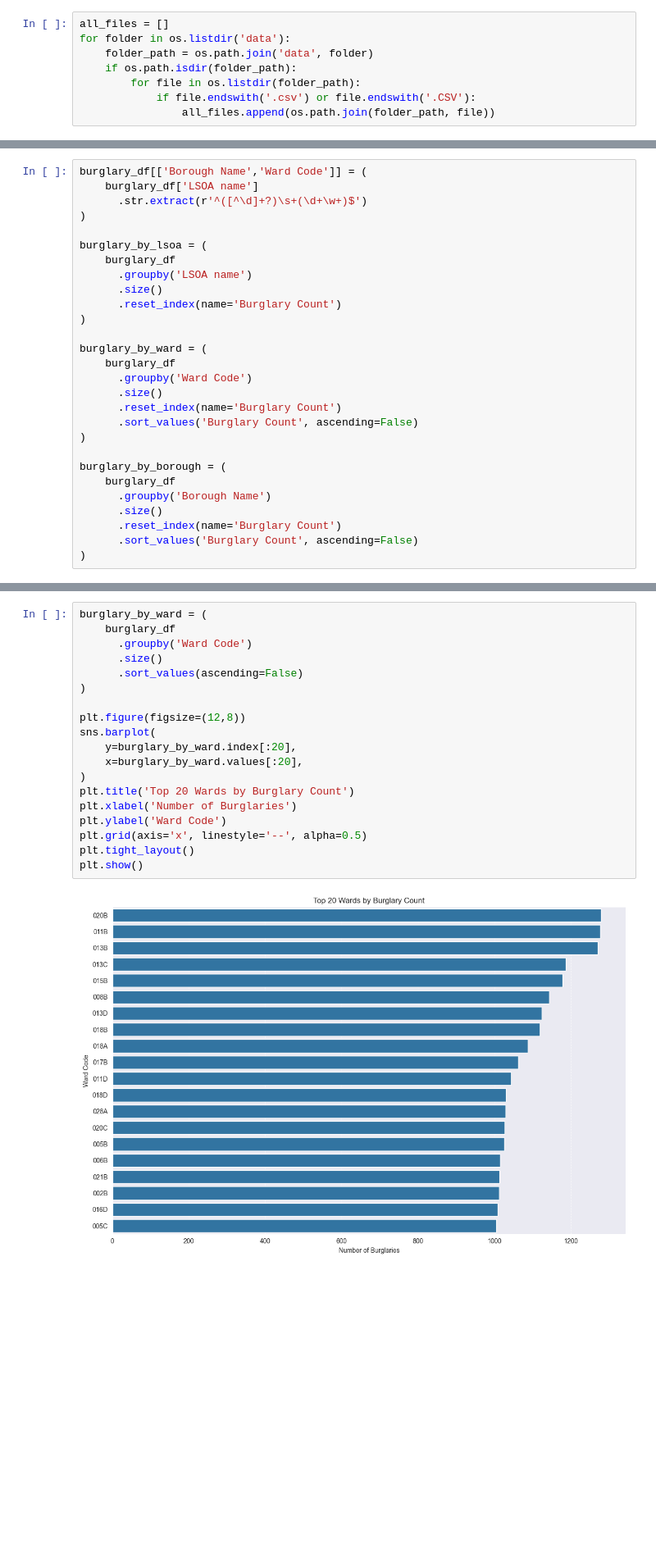
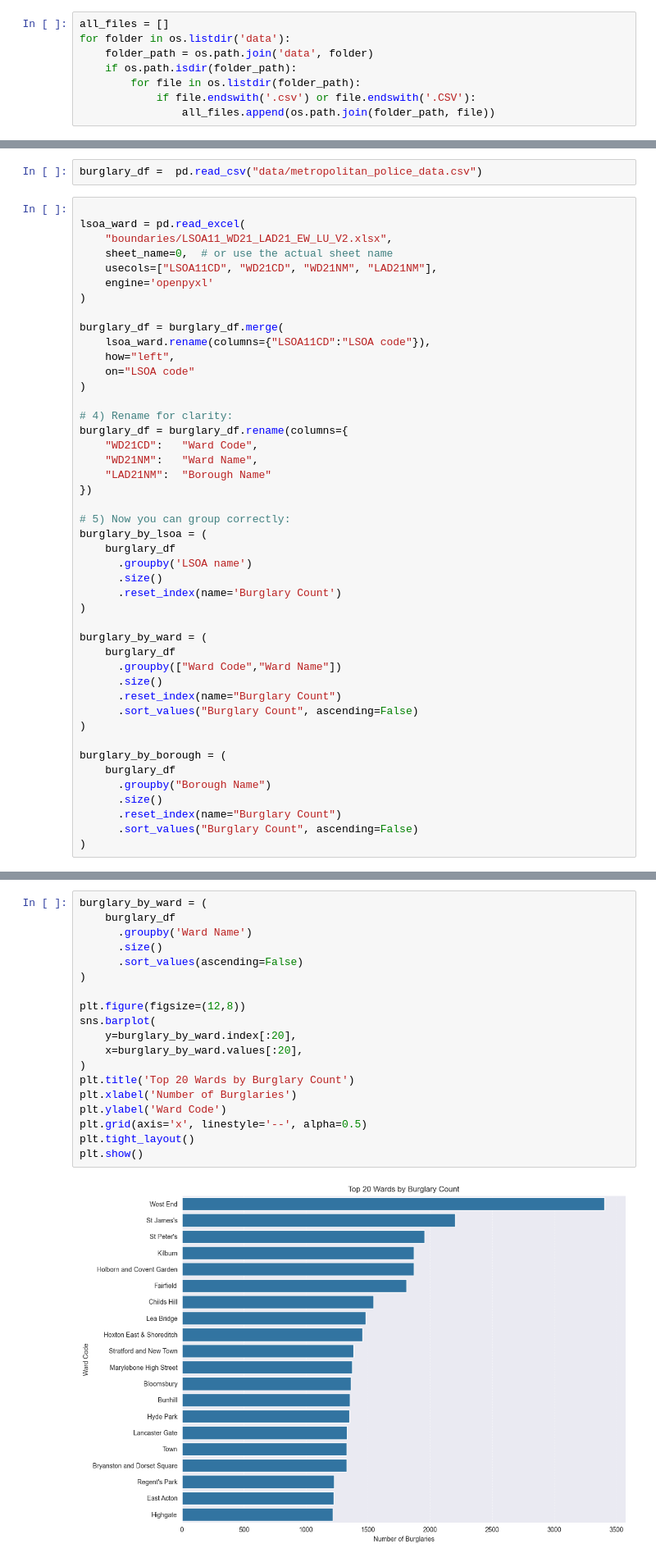
Before and after one commit to JuniorJansen/CBLW00-20-Group-9, a Jupyter notebook: eda.ipynb, the cells around one changed output, grey strips where cells are left out. Shown at 82% size. Saved outputs shown, nothing was run; the diff lists cells and outputs as text; blank space fills up the shorter version.

```diff
--- a/eda.ipynb
+++ b/eda.ipynb
@@ -78,9 +69,28 @@ Unique Locations: 5373
+# %%
+burglary_df =  pd.read_csv("data/metropolitan_police_data.csv")
 # %%
-burglary_df[['Borough Name','Ward Code']] = (
-    burglary_df['LSOA name']
-      .str.extract(r'^([^\d]+?)\s+(\d+\w+)$')
+
+lsoa_ward = pd.read_excel(
+    "boundaries/LSOA11_WD21_LAD21_EW_LU_V2.xlsx",
+    sheet_name=0,  # or use the actual sheet name
+    usecols=["LSOA11CD", "WD21CD", "WD21NM", "LAD21NM"],
+    engine='openpyxl'
 )
 
+burglary_df = burglary_df.merge(
+    lsoa_ward.rename(columns={"LSOA11CD":"LSOA code"}),
+    how="left",
+    on="LSOA code"
+)
+
+# 4) Rename for clarity:
+burglary_df = burglary_df.rename(columns={
+    "WD21CD":   "Ward Code",
+    "WD21NM":   "Ward Name",
+    "LAD21NM":  "Borough Name"
+})
+
+# 5) Now you can group correctly:
 burglary_by_lsoa = (
     burglary_df
       .groupby('LSOA name')
@@ -90,18 +100,18 @@ burglary_by_lsoa = (
 
 burglary_by_ward = (
     burglary_df
-      .groupby('Ward Code')
+      .groupby(["Ward Code","Ward Name"])
       .size()
-      .reset_index(name='Burglary Count')
-      .sort_values('Burglary Count', ascending=False)
+      .reset_index(name="Burglary Count")
+      .sort_values("Burglary Count", ascending=False)
 )
 
 burglary_by_borough = (
     burglary_df
-      .groupby('Borough Name')
+      .groupby("Borough Name")
       .size()
-      .reset_index(name='Burglary Count')
-      .sort_values('Burglary Count', ascending=False)
+      .reset_index(name="Burglary Count")
+      .sort_values("Burglary Count", ascending=False)
 )
 # %%
 burglary_df['Month'] = pd.to_datetime(burglary_df['Month'])
@@ -145,24 +155,24 @@ plt.show()
 # %%
 burglary_by_ward = (
     burglary_df
-      .groupby('Ward Code')
+      .groupby('Ward Name')
       .size()
       .sort_values(ascending=False)
 )
 
 plt.figure(figsize=(12,8))
 sns.barplot(
     y=burglary_by_ward.index[:20],
     x=burglary_by_ward.values[:20],
 )
 plt.title('Top 20 Wards by Burglary Count')
 plt.xlabel('Number of Burglaries')
 plt.ylabel('Ward Code')
 plt.grid(axis='x', linestyle='--', alpha=0.5)
 plt.tight_layout()
 plt.show()
 # %% [output]
-[figure, old version]
+[figure, new version]
 # %%
 burglary_by_borough = (
     burglary_df
```
Also changed, not shown: parts of 13 cells of this notebook.
